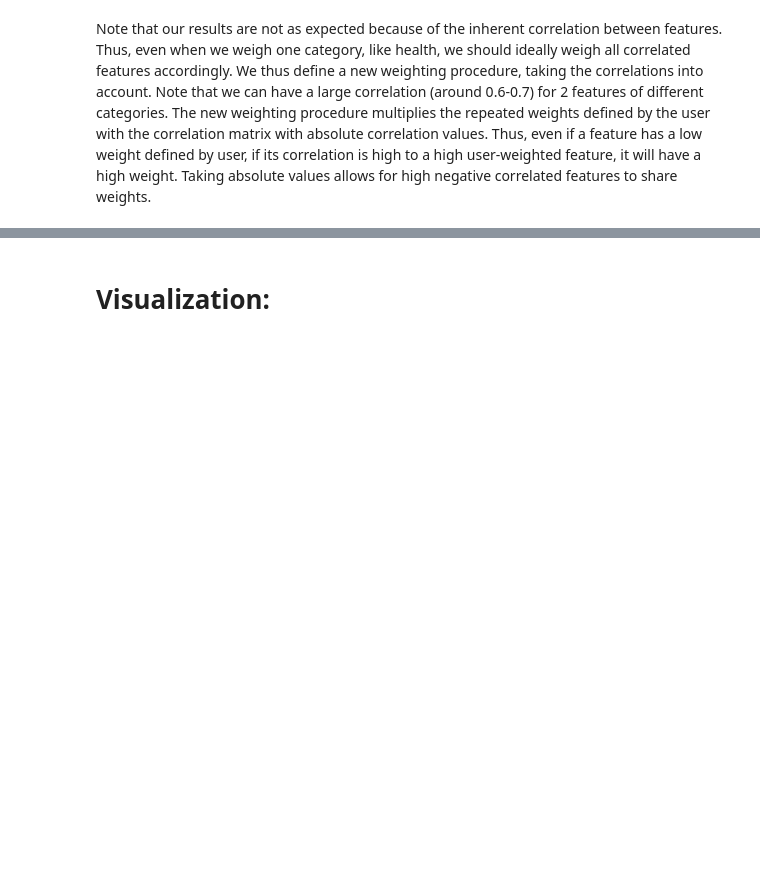
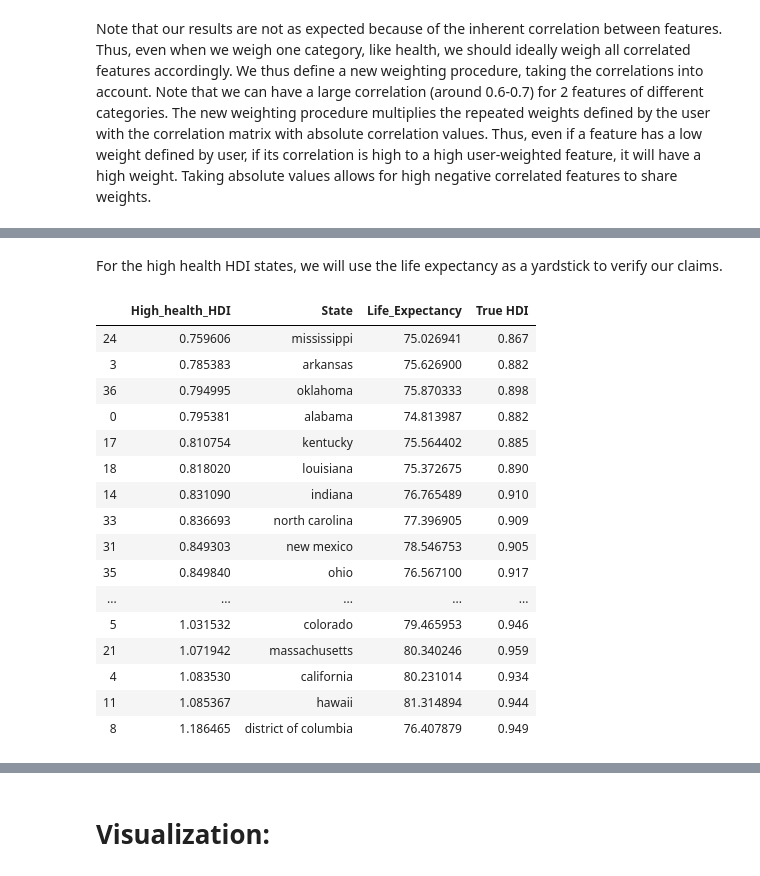
Before and after one commit to steber97/RecursionFairies_AdaProject, a Jupyter notebook: lorisLinearRidgeRegressionAndSVR.ipynb, the cells around one changed output, grey strips where cells are left out. Drawn from its saved outputs; the diff is of its cells as text; code cells hidden in the pictures; blank space fills up the shorter version.

```diff
--- a/lorisLinearRidgeRegressionAndSVR.ipynb
+++ b/lorisLinearRidgeRegressionAndSVR.ipynb
@@ -434,7 +436,11 @@ It takes an estimator fitted on the data, then changes the coeffcients according
 # %%
+
+#Split to obtain
+X_train = X_cat[:40,:]
+Y_train = Y_scaled[:40]
 # Fit a linear regression model
 linReg = LinearRegression()
-linReg.fit(X_cat,Y_scaled)
+linReg.fit(X_train,Y_train)
 # %% [output]
 LinearRegression(copy_X=True, fit_intercept=True, n_jobs=None, normalize=False)
 # %%
@@ -508,0 +552,33 @@ Y_pred_weights_corr = change_weights_corr(X_cat,linReg,weights,scaler_y,corr)
+# %% [markdown]
+For the high health HDI states, we will use the life expectancy as a yardstick to verify our claims.
+# %%
+#Corner case 2 : High health feaures
+#Define high health weights
+weights = np.array([1,4,1,1])
+#Predictions using first weighing scheme
+Y_pred_weights = change_weights(X_train,linReg,weights,scaler_y)
+#Predictions using correlation based weighing scheme
+Y_pred_weights_corr = change_weights_corr(X_train,linReg,weights,scaler_y,corr)
+#Zipping life expectancy, high health HDI , true HDI and States into a dataframe
+hdi_health_df = pd.DataFrame(data = zip(Y_pred_weights_corr.reshape(-1,),States,life_exp[:40].reshape(-1,),y[:40]),columns = ['High_health_HDI','State'\
+                                                                                                                            ,'Life_Expectancy','True HDI'])
+#Sort by high health HDI values
+hdi_health_df.sort_values("High_health_HDI")
+# %% [output]
+|  | High_health_HDI | State | Life_Expectancy | True HDI |
+| 24 | 0.759606 | mississippi | 75.026941 | 0.867 |
+| 3 | 0.785383 | arkansas | 75.626900 | 0.882 |
+| 36 | 0.794995 | oklahoma | 75.870333 | 0.898 |
+| 0 | 0.795381 | alabama | 74.813987 | 0.882 |
+| 17 | 0.810754 | kentucky | 75.564402 | 0.885 |
+| 18 | 0.818020 | louisiana | 75.372675 | 0.890 |
+| 14 | 0.831090 | indiana | 76.765489 | 0.910 |
+| 33 | 0.836693 | north carolina | 77.396905 | 0.909 |
+| 31 | 0.849303 | new mexico | 78.546753 | 0.905 |
+| 35 | 0.849840 | ohio | 76.567100 | 0.917 |
+| ... | ... | ... | ... | ... |
+| 5 | 1.031532 | colorado | 79.465953 | 0.946 |
+| 21 | 1.071942 | massachusetts | 80.340246 | 0.959 |
+| 4 | 1.083530 | california | 80.231014 | 0.934 |
+| 11 | 1.085367 | hawaii | 81.314894 | 0.944 |
+| 8 | 1.186465 | district of columbia | 76.407879 | 0.949 |
```
Also changed, not shown: parts of 17 cells of this notebook.
